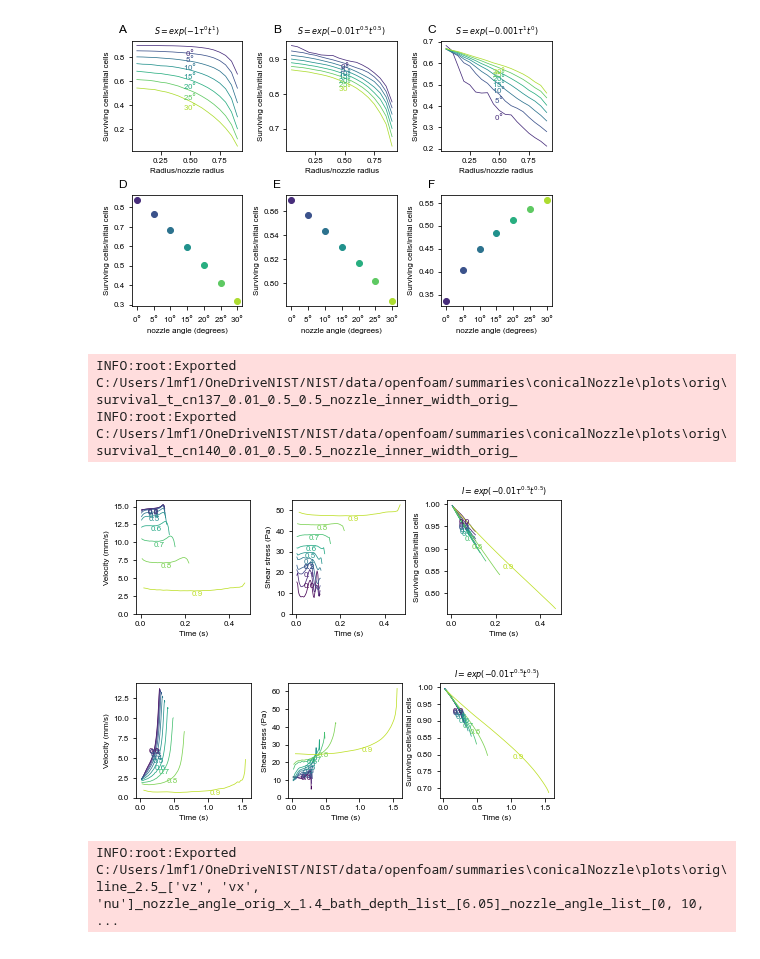
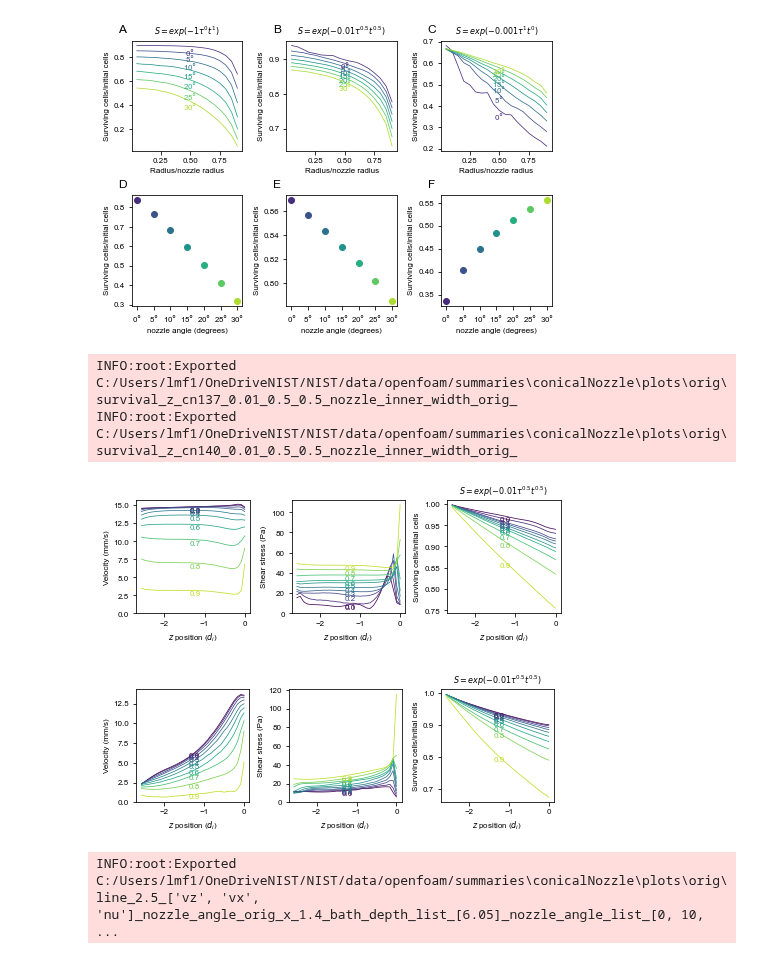
Before and after one commit to usnistgov/openfoamEmbedded3DP, a Jupyter notebook: pythonscripts/interfacemetrics_conicalNozzle.ipynb, the cells around one changed output. Saved outputs shown, nothing was run; the diff lists cells and outputs as text; code cells hidden in the pictures.

Commit message:
update plotting tools

```diff
--- a/pythonscripts/interfacemetrics_conicalNozzle.ipynb
+++ b/pythonscripts/interfacemetrics_conicalNozzle.ipynb
@@ -17,7 +17,7 @@ logger.setLevel(logging.DEBUG)
 # %%
 SERVERFOLDER = os.path.join(cfg.path.server, r'conicalNozzle')
 EXPORTFOLDER = os.path.join(cfg.path.fig, 'conicalNozzle', 'plots')
-TOPFOLDERS = [os.path.join(SERVERFOLDER, s) for s in ['orig', 'speed_sweep', 'diameter', 'k', 'newtonian']]
+TOPFOLDERS = [os.path.join(SERVERFOLDER, s) for s in ['orig', 'speed_sweep', 'diameter', 'k', 'newtonian', 'newt_diameter']]
 # %% [markdown]
 # Generating Files
 # %%
@@ -181,13 +156,14 @@ INFO:root:Exported C:/Users/lmf1/OneDriveNIST/NIST/data/openfoam/summaries\conic
 # %%
 for s in [137, 140]:
     folder = os.path.join(SERVERFOLDER, 'orig', f'cn{s}')
     for d in [{'a':10**-2, 'b':0.5, 'c':0.5}]:
-        survivalPlot(folder, EXPORTFOLDER, 't',  a=d['a'], b=d['b'], c=d['c'], dr=0.1, export=True, overwrite=True)
+        survivalPlot(folder, EXPORTFOLDER, 'z',  a=d['a'], b=d['b'], c=d['c']
+                     , dr=0.1, export=True, overwrite=True)
 # %% [output]
-INFO:root:Exported C:/Users/lmf1/OneDriveNIST/NIST/data/openfoam/summaries\conicalNozzle\plots\orig\survival_t_cn137_0.01_0.5_0.5_nozzle_inner_width_orig_
-INFO:root:Exported C:/Users/lmf1/OneDriveNIST/NIST/data/openfoam/summaries\conicalNozzle\plots\orig\survival_t_cn140_0.01_0.5_0.5_nozzle_inner_width_orig_
+INFO:root:Exported C:/Users/lmf1/OneDriveNIST/NIST/data/openfoam/summaries\conicalNozzle\plots\orig\survival_z_cn137_0.01_0.5_0.5_nozzle_inner_width_orig_
+INFO:root:Exported C:/Users/lmf1/OneDriveNIST/NIST/data/openfoam/summaries\conicalNozzle\plots\orig\survival_z_cn140_0.01_0.5_0.5_nozzle_inner_width_orig_
-[figure, old version]
+[figure, new version]
-[figure, old version]
+[figure, new version]
 # %%
 topfolder = os.path.join(SERVERFOLDER, 'orig')
 linePlots0(topfolder, EXPORTFOLDER, 'nozzle_angle', 2.5, imsize=6.5, yvar=['vz', 'vx', 'nu'],
```
Also changed, not shown: parts of 28 cells of this notebook, 16 other files.
